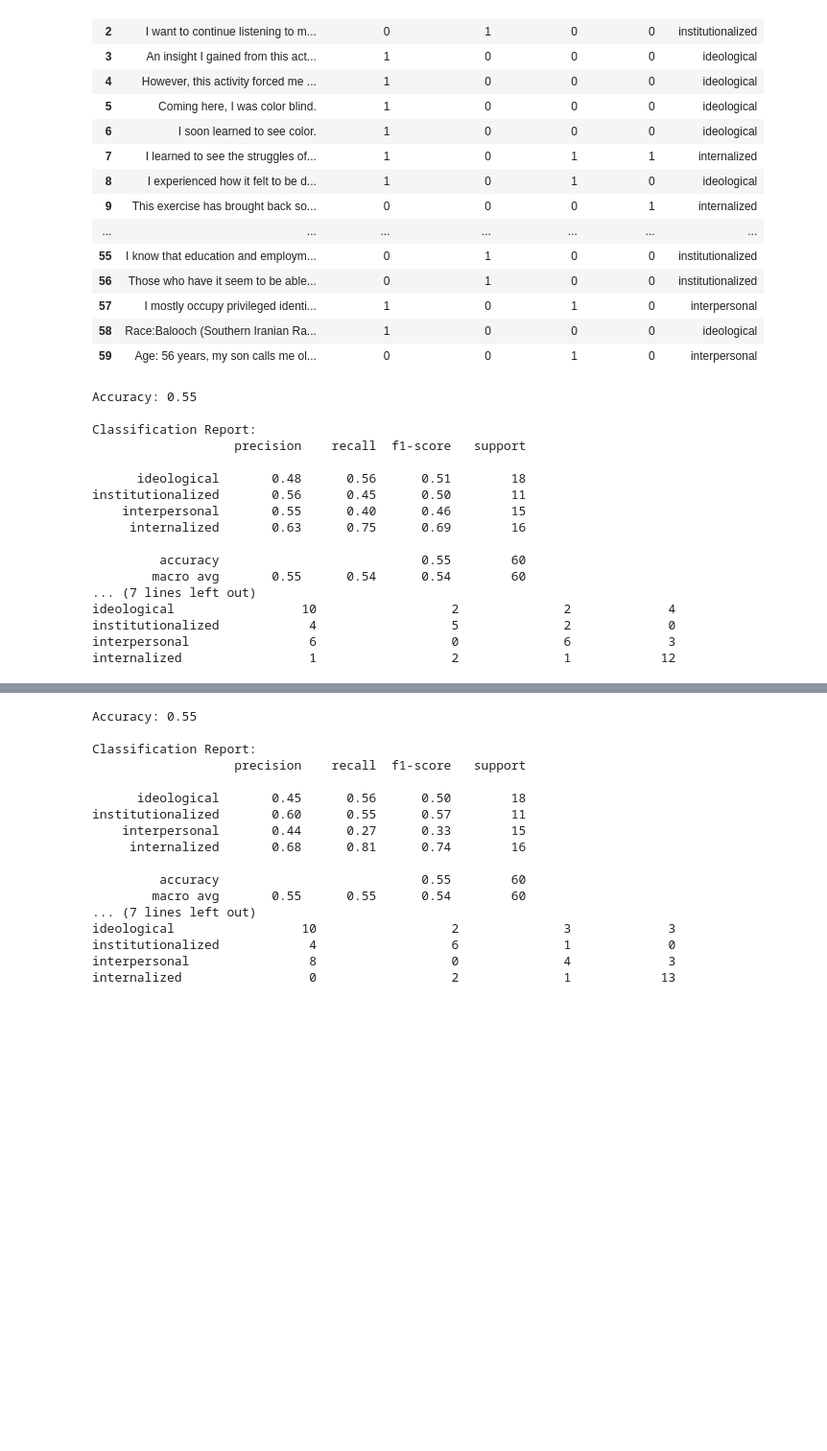
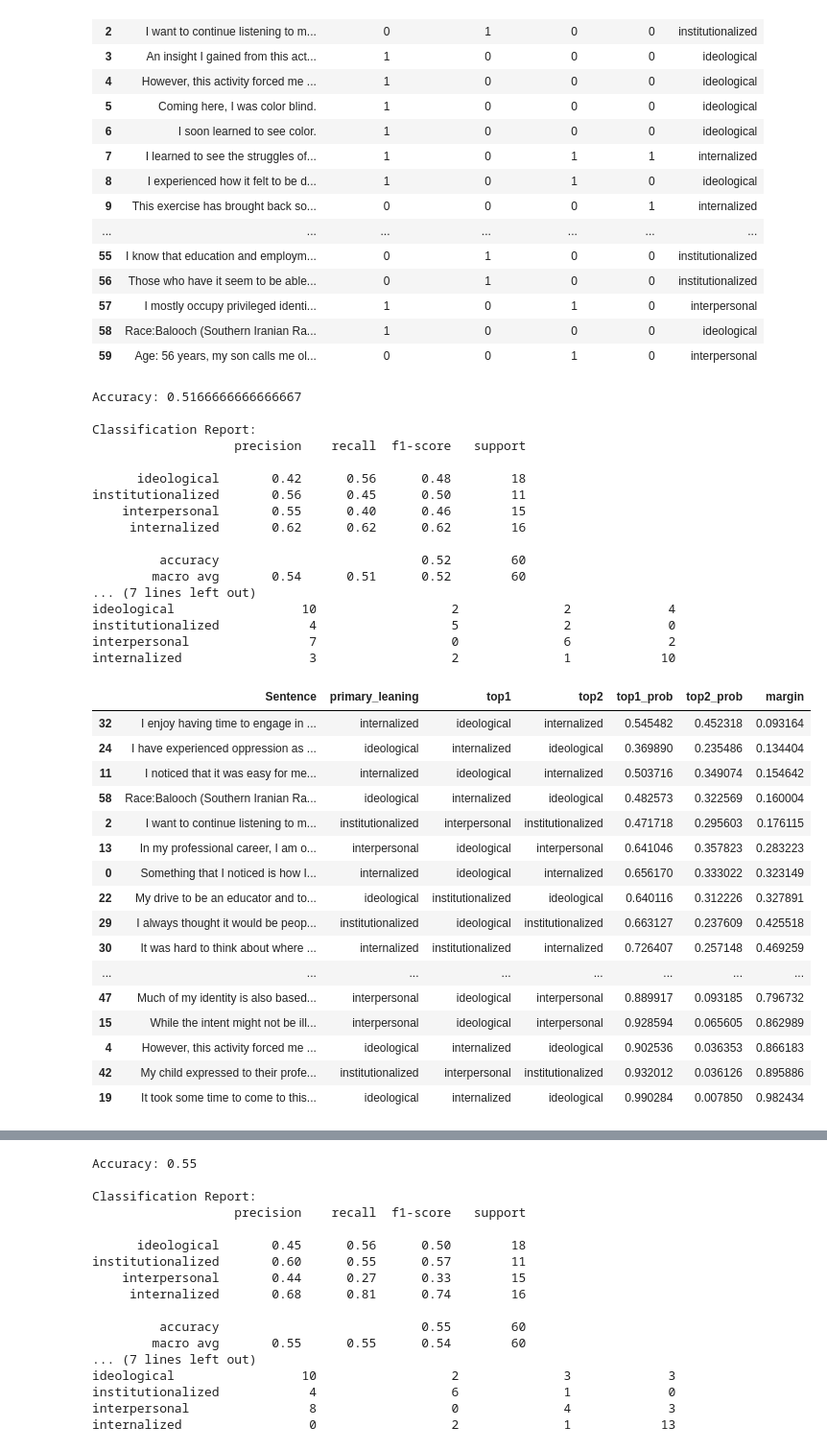
Before and after one commit to ritvik-123/EMP-Project, a Jupyter notebook: Module_1_SmallData_Rework.ipynb, the cells around one changed output, grey strips where cells are left out. Shown at 96% size. Cells and saved outputs as stored; diff of their text form; code cells hidden in the pictures; blank space fills up the shorter version.

Commit message:
Experimentations done logreg chosen: will be train on combined data

```diff
--- a/Module_1_SmallData_Rework.ipynb
+++ b/Module_1_SmallData_Rework.ipynb
@@ -256,7 +257,7 @@ sample_weight = np.ones(len(df))
 
 sample_weight[df["data_source"] == "base_synthetic"] = 1.0
 sample_weight[df["data_source"] == "contrastive_synthetic"] = 1.0
-sample_weight[df["data_source"] == "contrastive_synthetic_v2"] = 1.2
+sample_weight[df["data_source"] == "contrastive_synthetic_v2"] = 0.8
 sample_weight[df["data_source"] == "extra_institutionalized"] = 1.0
 
 X_train_full = final_svd.fit_transform(X_full)
@@ -508,20 +509,20 @@ cm = confusion_matrix(y_true, y_pred, labels=TARGET_LABELS)
 cm_df = pd.DataFrame(cm, index=TARGET_LABELS, columns=TARGET_LABELS)
 print(cm_df)
 # %% [output]
-Accuracy: 0.55
+Accuracy: 0.5166666666666667
 
 Classification Report:
                    precision    recall  f1-score   support
 
-      ideological       0.48      0.56      0.51        18
+      ideological       0.42      0.56      0.48        18
 institutionalized       0.56      0.45      0.50        11
     interpersonal       0.55      0.40      0.46        15
-     internalized       0.63      0.75      0.69        16
+     internalized       0.62      0.62      0.62        16
 
-         accuracy                           0.55        60
-        macro avg       0.55      0.54      0.54        60
+         accuracy                           0.52        60
+        macro avg       0.54      0.51      0.52        60
 ... (7 lines left out)
 ideological                 10                  2              2             4
 institutionalized            4                  5              2             0
-interpersonal                6                  0              6             3
-internalized                 1                  2              1            12
+interpersonal                7                  0              6             2
+internalized                 3                  2              1            10
@@ -527,0 +575,51 @@ internalized                 1                  2              1            12
+# %%
+classes = final_clf.named_steps["logreg"].classes_
+
+probs = final_clf.predict_proba(X_eval)
+top2_idx = np.argsort(probs, axis=1)[:, -2:][:, ::-1]
+
+df_top2 = df_eval[["Sentence", "primary_leaning"]].copy()
+df_top2["top1"] = [classes[i[0]] for i in top2_idx]
+df_top2["top2"] = [classes[i[1]] for i in top2_idx]
+df_top2["top1_prob"] = [probs[row, i[0]] for row, i in enumerate(top2_idx)]
+df_top2["top2_prob"] = [probs[row, i[1]] for row, i in enumerate(top2_idx)]
+df_top2["margin"] = df_top2["top1_prob"] - df_top2["top2_prob"]
+
+df_top2["top1_correct"] = df_top2["primary_leaning"] == df_top2["top1"]
+df_top2["true_in_top2"] = (
+    (df_top2["primary_leaning"] == df_top2["top1"]) |
+    (df_top2["primary_leaning"] == df_top2["top2"])
+)
+
+almost_correct = df_top2[
+    (df_top2["top1_correct"] == False) &
+    (df_top2["true_in_top2"] == True)
+]
+
+almost_correct[[
+    "Sentence",
+    "primary_leaning",
+    "top1",
+    "top2",
+    "top1_prob",
+    "top2_prob",
+    "margin"
+]].sort_values("margin").head(30)
+# %% [output]
+|  | Sentence | primary_leaning | top1 | top2 | top1_prob | top2_prob | margin |
+| 32 | I enjoy having time to engage in ... | internalized | ideological | internalized | 0.545482 | 0.452318 | 0.093164 |
+| 24 | I have experienced oppression as ... | ideological | internalized | ideological | 0.369890 | 0.235486 | 0.134404 |
+| 11 | I noticed that it was easy for me... | internalized | ideological | internalized | 0.503716 | 0.349074 | 0.154642 |
+| 58 | Race:Balooch (Southern Iranian Ra... | ideological | internalized | ideological | 0.482573 | 0.322569 | 0.160004 |
+| 2 | I want to continue listening to m... | institutionalized | interpersonal | institutionalized | 0.471718 | 0.295603 | 0.176115 |
+| 13 | In my professional career, I am o... | interpersonal | ideological | interpersonal | 0.641046 | 0.357823 | 0.283223 |
+| 0 | Something that I noticed is how I... | internalized | ideological | internalized | 0.656170 | 0.333022 | 0.323149 |
+| 22 | My drive to be an educator and to... | ideological | institutionalized | ideological | 0.640116 | 0.312226 | 0.327891 |
+| 29 | I always thought it would be peop... | institutionalized | ideological | institutionalized | 0.663127 | 0.237609 | 0.425518 |
+| 30 | It was hard to think about where ... | internalized | institutionalized | internalized | 0.726407 | 0.257148 | 0.469259 |
+| ... | ... | ... | ... | ... | ... | ... | ... |
+| 47 | Much of my identity is also based... | interpersonal | ideological | interpersonal | 0.889917 | 0.093185 | 0.796732 |
+| 15 | While the intent might not be ill... | interpersonal | ideological | interpersonal | 0.928594 | 0.065605 | 0.862989 |
+| 4 | However, this activity forced me ... | ideological | internalized | ideological | 0.902536 | 0.036353 | 0.866183 |
+| 42 | My child expressed to their profe... | institutionalized | interpersonal | institutionalized | 0.932012 | 0.036126 | 0.895886 |
+| 19 | It took some time to come to this... | ideological | internalized | ideological | 0.990284 | 0.007850 | 0.982434 |
```
Also changed, not shown: parts of 8 cells of this notebook.
